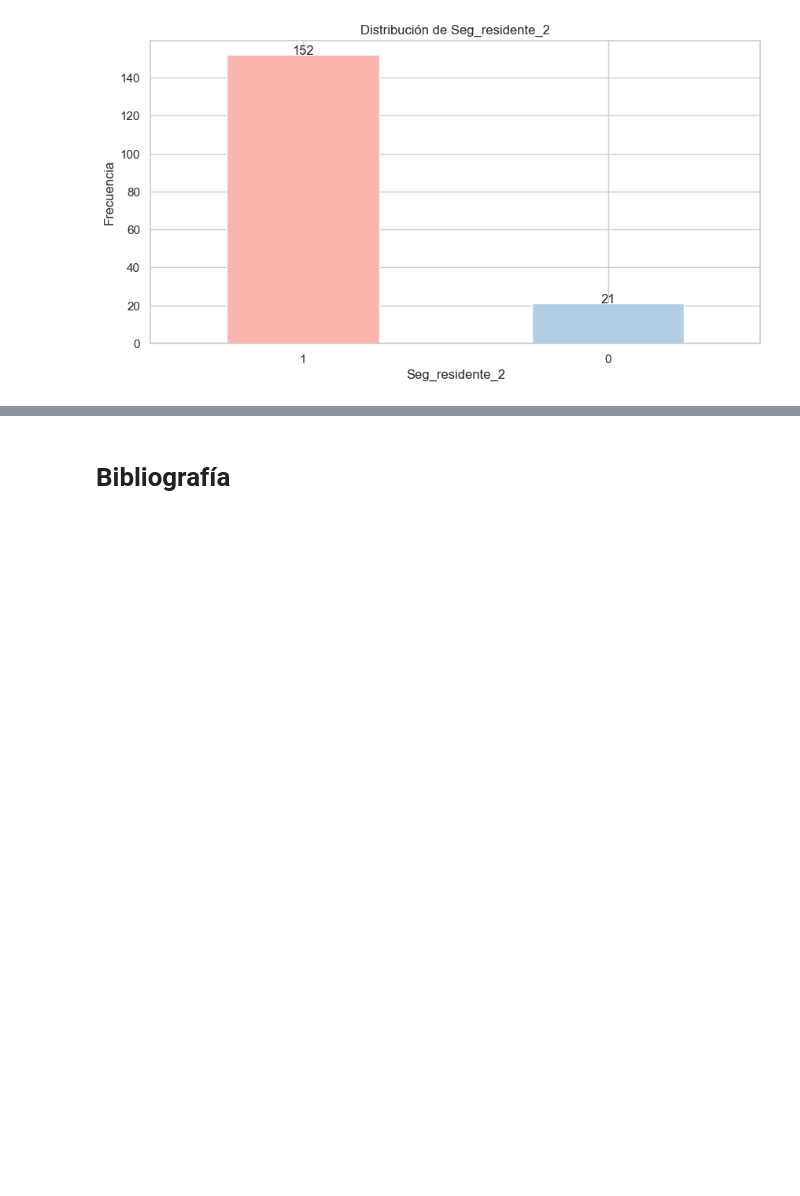
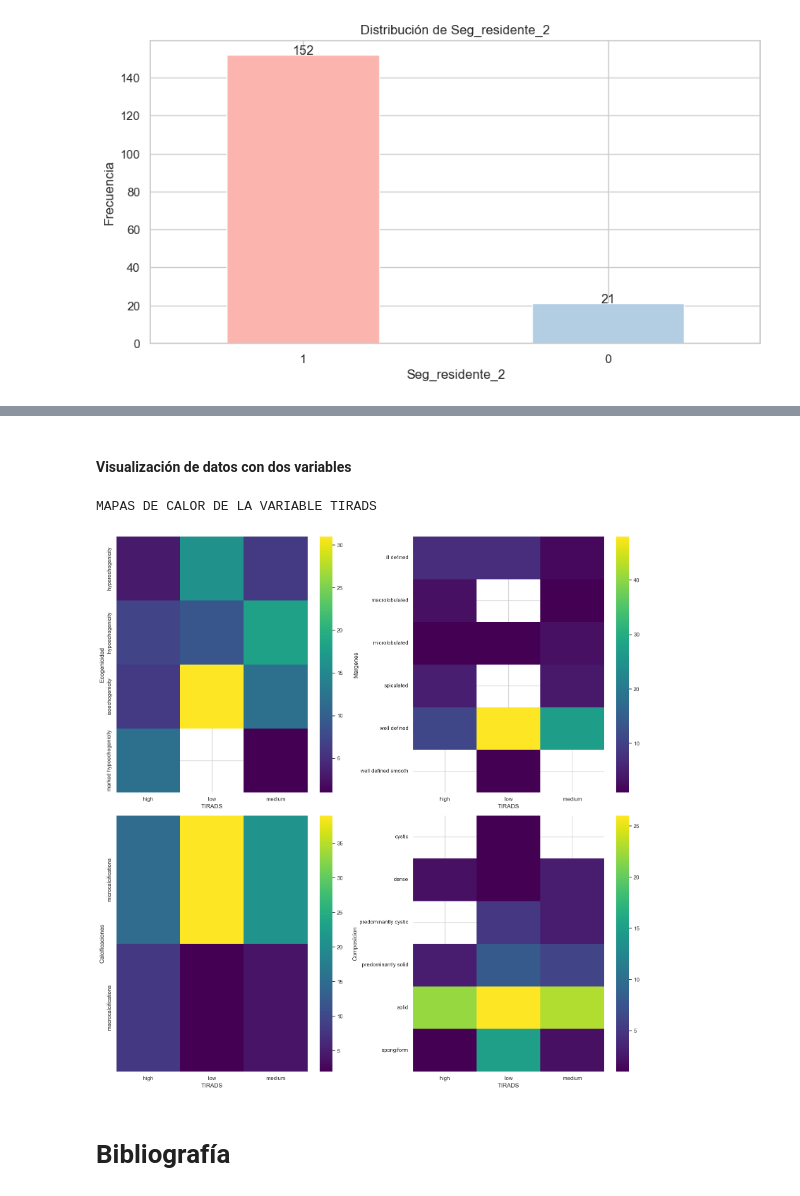
Before and after one commit to Dezarti/nodulos_tiroideos, a Jupyter notebook: 1_exploracion_datos.ipynb, the cells around one changed output, grey strips where cells are left out. Cells and saved outputs as stored; diff of their text form; code cells hidden in the pictures; blank space fills up the shorter version.

```diff
--- a/1_exploracion_datos.ipynb
+++ b/1_exploracion_datos.ipynb
@@ -854,3 +934,13 @@ Incluiría TIRADS 5. Riesgo de malignidad entre 26 - 87 %.
+# %% [markdown]
+#### Visualización de datos con dos variables
+# %%
+print('\nMAPAS DE CALOR DE LA VARIABLE TIRADS \n')
+fila_1 = 'TIRADS'
+columnas_1 = ['Ecogenicidad', 'Margenes', 'Calcificaciones', 'Composicion']
+grafico_heatmap_multicolumna(df_agrupado, columnas_1, fila_1)
+# %% [output]
+MAPAS DE CALOR DE LA VARIABLE TIRADS
+[figure, added]
 # %% [markdown]
 # Bibliografía
 # %% [markdown]
```
Also changed, not shown: parts of 10 cells of this notebook, 4 other files.
